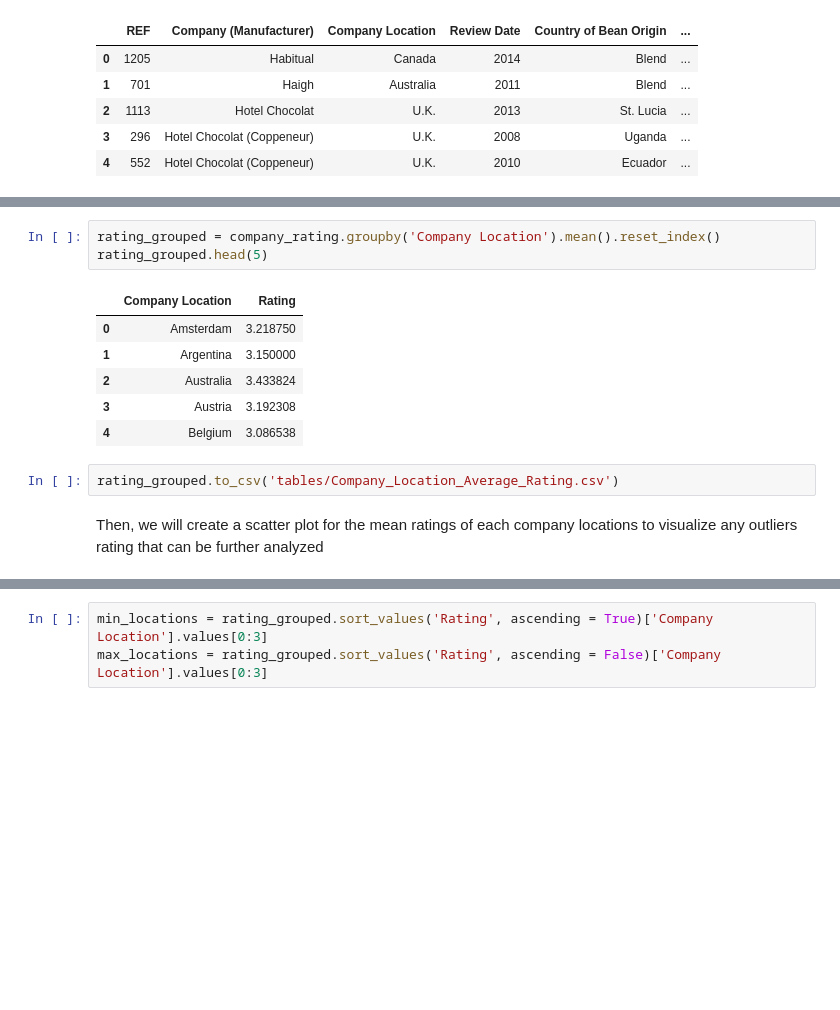
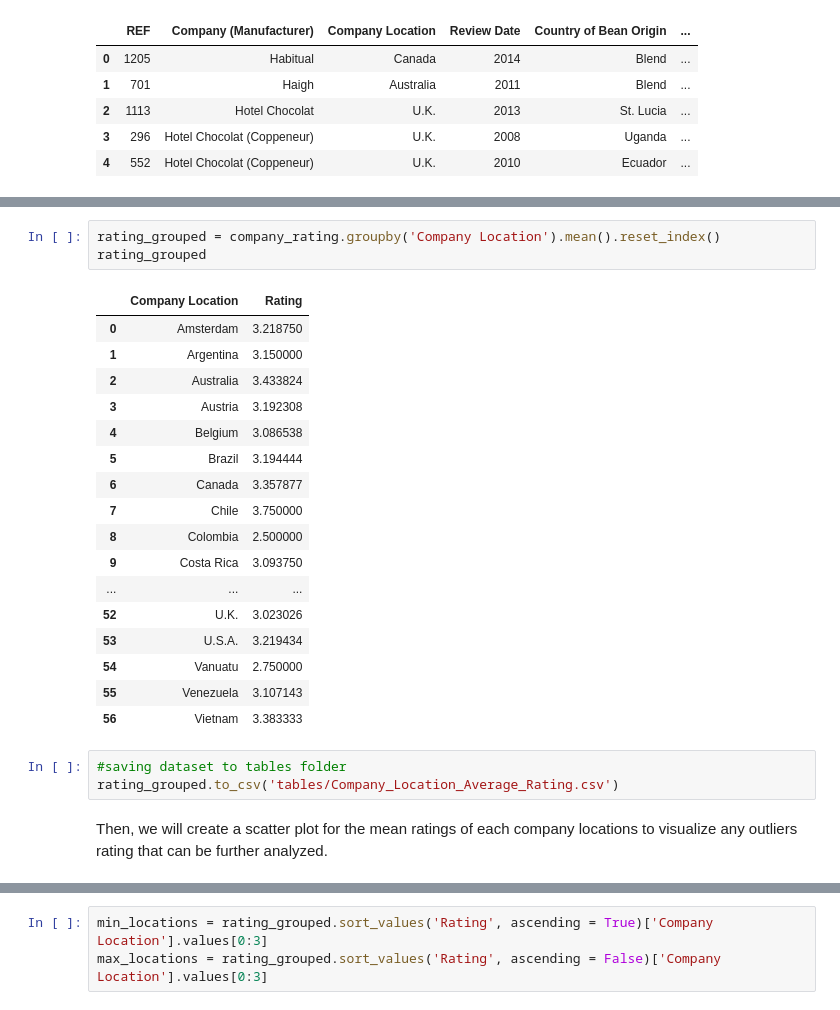
Before and after one commit to UCB-stat-159-s22/hw07-Group22, a Jupyter notebook: Figure.ipynb, the cells around one changed output, grey strips where cells are left out. Saved outputs shown, nothing was run; the diff lists cells and outputs as text; blank space fills up the shorter version.

```diff
--- a/Figure.ipynb
+++ b/Figure.ipynb
@@ -44,17 +48,29 @@ company_rating.head(5)
 # %%
 rating_grouped = company_rating.groupby('Company Location').mean().reset_index()
-rating_grouped.head(5)
+rating_grouped
 # %% [output]
 |  | Company Location | Rating |
 | 0 | Amsterdam | 3.218750 |
 | 1 | Argentina | 3.150000 |
 | 2 | Australia | 3.433824 |
 | 3 | Austria | 3.192308 |
 | 4 | Belgium | 3.086538 |
+| 5 | Brazil | 3.194444 |
+| 6 | Canada | 3.357877 |
+| 7 | Chile | 3.750000 |
+| 8 | Colombia | 2.500000 |
+| 9 | Costa Rica | 3.093750 |
+| ... | ... | ... |
+| 52 | U.K. | 3.023026 |
+| 53 | U.S.A. | 3.219434 |
+| 54 | Vanuatu | 2.750000 |
+| 55 | Venezuela | 3.107143 |
+| 56 | Vietnam | 3.383333 |
 # %%
+#saving dataset to tables folder
 rating_grouped.to_csv('tables/Company_Location_Average_Rating.csv')
 # %% [markdown]
-Then, we will create a scatter plot for the mean ratings of each company locations to visualize any outliers rating that can be further analyzed
+Then, we will create a scatter plot for the mean ratings of each company locations to visualize any outliers rating that can be further analyzed.
 # %%
 rating = rating_grouped['Rating']
 company_location = rating_grouped['Company Location']
```
Also changed, not shown: parts of 34 cells of this notebook, 1 other file.
